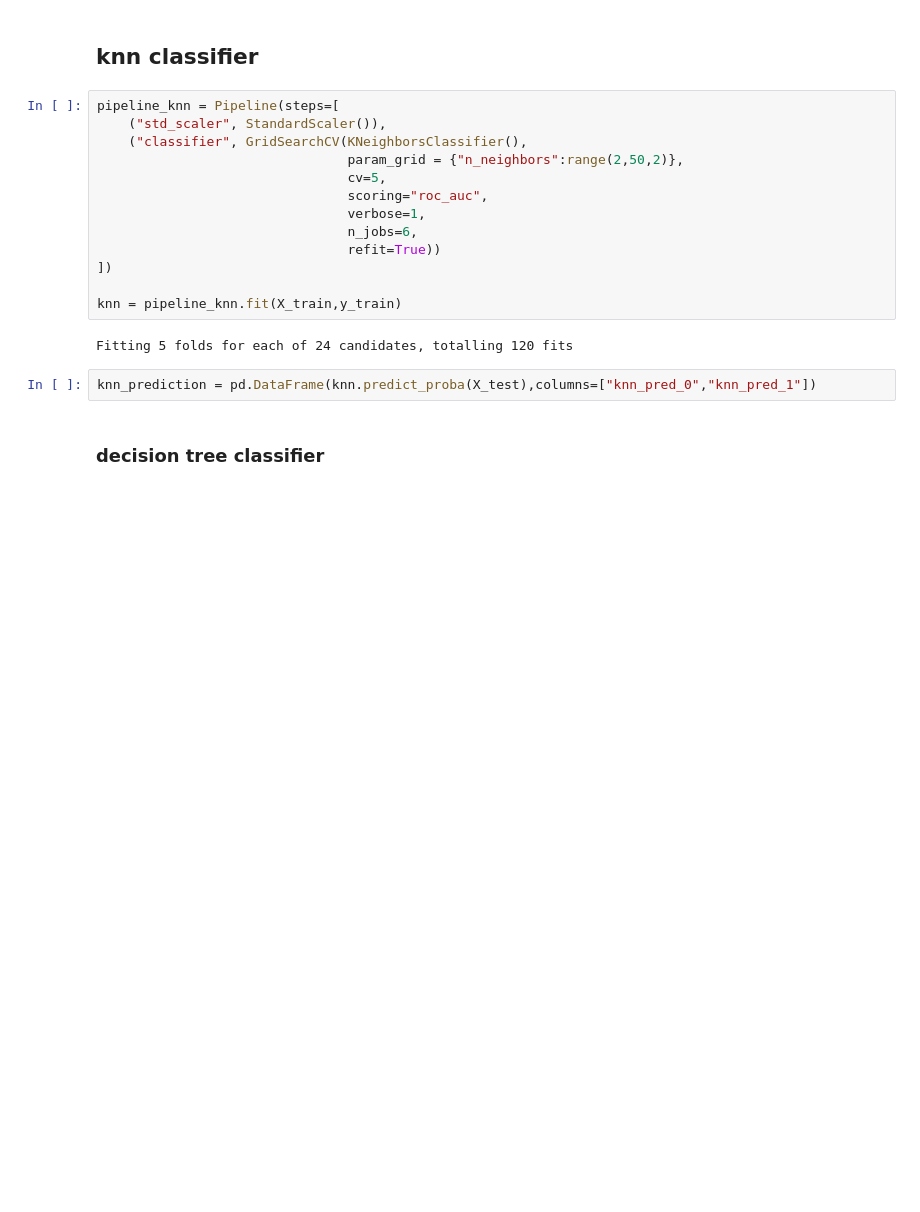
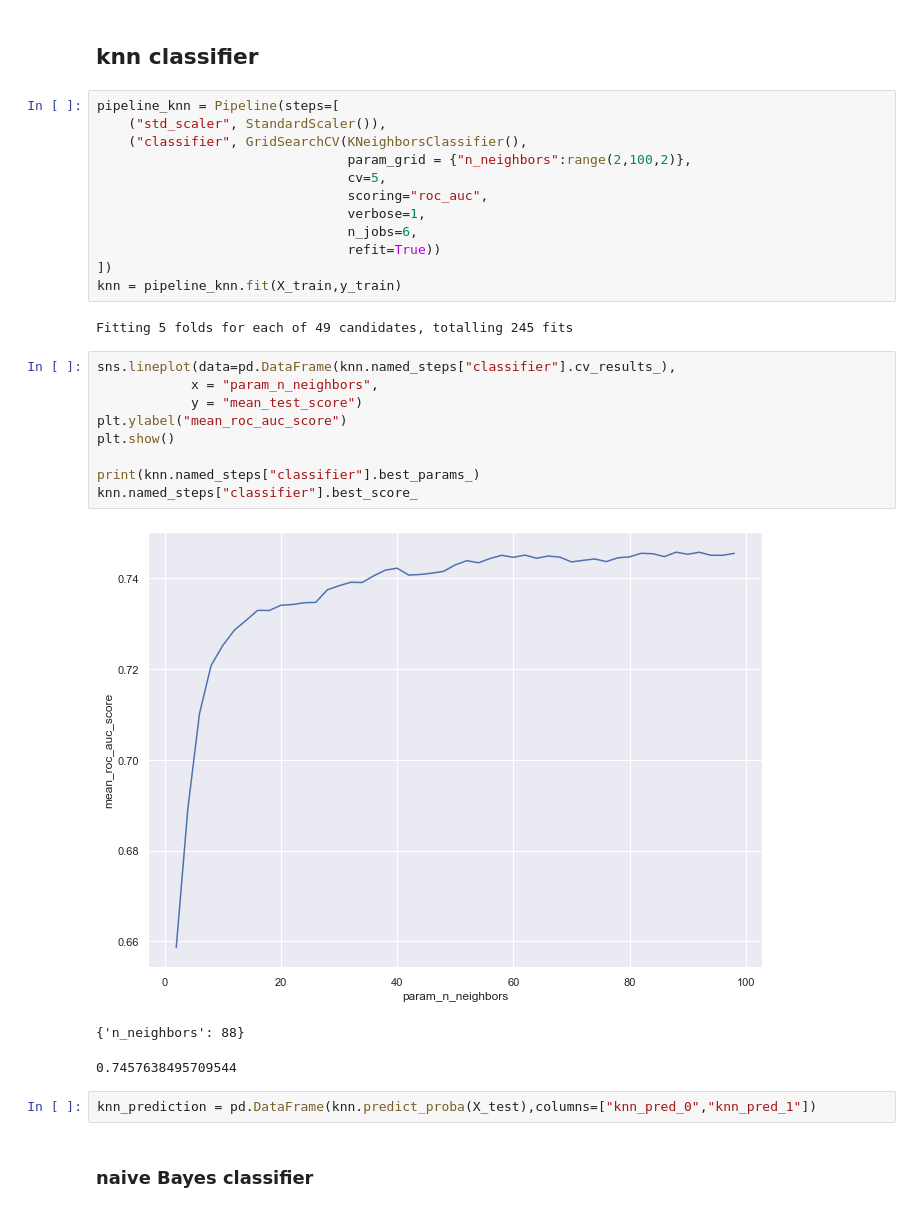
Before and after one commit to wiktorpiela/credit-risk-scoring, a Jupyter notebook: credit_scoring_analysis.ipynb, the cells around one changed output. Saved outputs shown, nothing was run; the diff lists cells and outputs as text; blank space fills up the shorter version.

```diff
--- a/credit_scoring_analysis.ipynb
+++ b/credit_scoring_analysis.ipynb
@@ -162,18 +167,30 @@ glm_prediction = pd.DataFrame(glm.fit(X_train,y_train).predict_proba(X_test),col
 pipeline_knn = Pipeline(steps=[
     ("std_scaler", StandardScaler()),
     ("classifier", GridSearchCV(KNeighborsClassifier(),
-                                param_grid = {"n_neighbors":range(2,50,2)},
+                                param_grid = {"n_neighbors":range(2,100,2)},
                                 cv=5,
                                 scoring="roc_auc",
                                 verbose=1,
                                 n_jobs=6,
                                 refit=True))
 ])
-
 knn = pipeline_knn.fit(X_train,y_train)
 # %% [output]
-Fitting 5 folds for each of 24 candidates, totalling 120 fits
+Fitting 5 folds for each of 49 candidates, totalling 245 fits
+# %%
+sns.lineplot(data=pd.DataFrame(knn.named_steps["classifier"].cv_results_),
+            x = "param_n_neighbors",
+            y = "mean_test_score")
+plt.ylabel("mean_roc_auc_score")
+plt.show()
+
+print(knn.named_steps["classifier"].best_params_)
+knn.named_steps["classifier"].best_score_
+# %% [output]
+[figure, added]
+{'n_neighbors': 88}
+0.7457638495709544
 # %%
 knn_prediction = pd.DataFrame(knn.predict_proba(X_test),columns=["knn_pred_0","knn_pred_1"])
 # %% [markdown]
-### decision tree classifier
+### naive Bayes classifier
```
Also changed, not shown: parts of 13 cells of this notebook.
